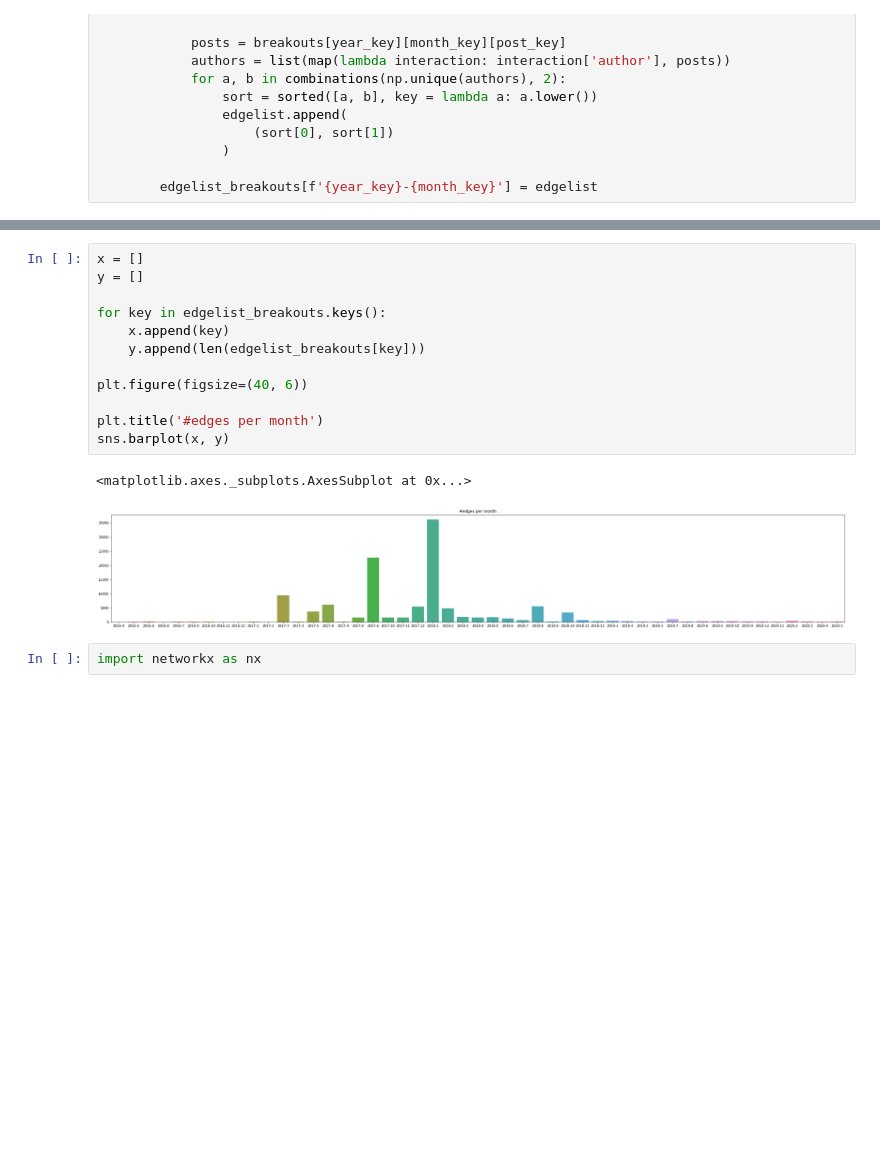
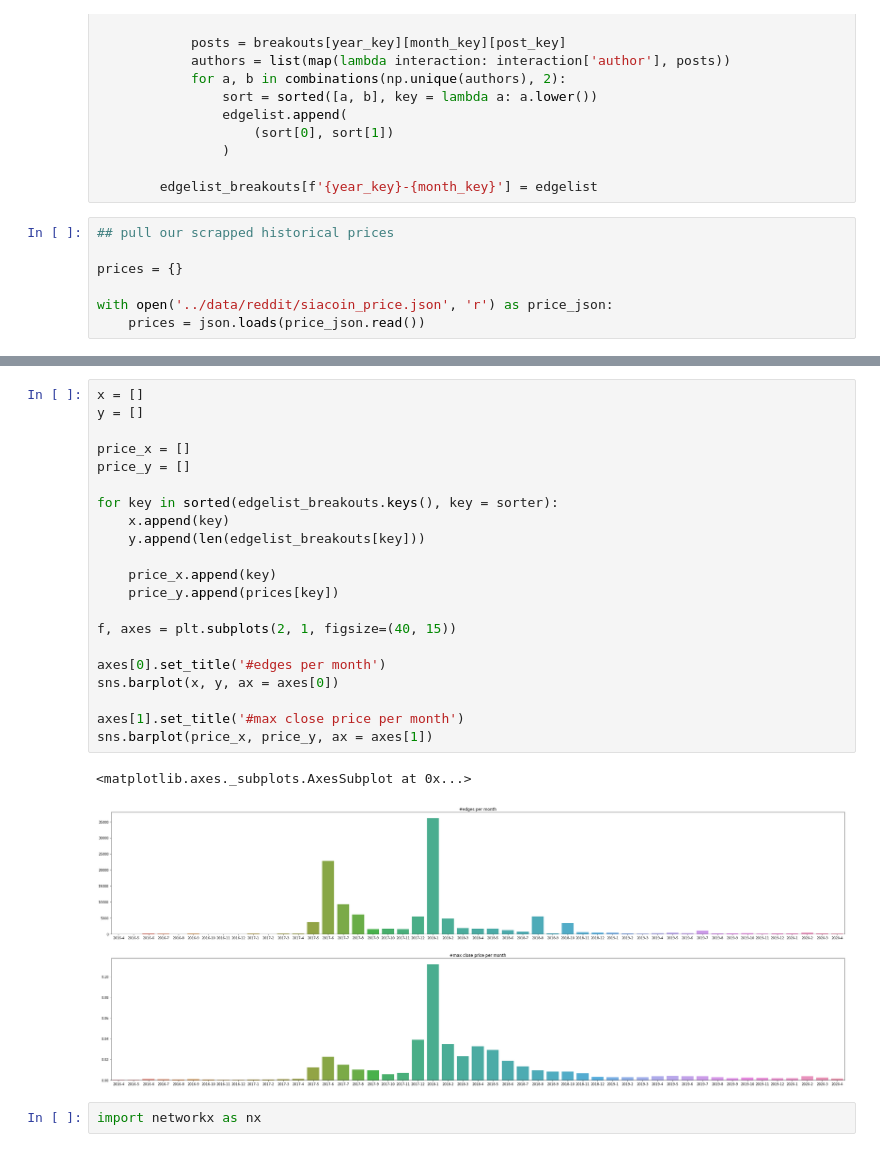
Before and after one commit to slaps-lab/bibliotheca, a Jupyter notebook: networks/extracting_siacoin_social_network.ipynb, the cells around one changed output, grey strips where cells are left out. Cells and saved outputs as stored; diff of their text form; blank space fills up the shorter version.

Commit message:
siacoin scrapping

```diff
--- a/networks/extracting_siacoin_social_network.ipynb
+++ b/networks/extracting_siacoin_social_network.ipynb
@@ -97,3 +97,10 @@ for year_key in breakouts.keys():
                 )
 
         edgelist_breakouts[f'{year_key}-{month_key}'] = edgelist
+# %%
+## pull our scrapped historical prices
+
+prices = {}
+
+with open('../data/reddit/siacoin_price.json', 'r') as price_json:
+    prices = json.loads(price_json.read())
@@ -100,18 +138,27 @@ for year_key in breakouts.keys():
 # %%
 x = []
 y = []
 
-for key in edgelist_breakouts.keys():
+price_x = []
+price_y = []
+
+for key in sorted(edgelist_breakouts.keys(), key = sorter):
     x.append(key)
     y.append(len(edgelist_breakouts[key]))
 
-plt.figure(figsize=(40, 6))
+    price_x.append(key)
+    price_y.append(prices[key])
 
-plt.title('#edges per month')
-sns.barplot(x, y)
+f, axes = plt.subplots(2, 1, figsize=(40, 15))
+
+axes[0].set_title('#edges per month')
+sns.barplot(x, y, ax = axes[0])
+
+axes[1].set_title('#max close price per month')
+sns.barplot(price_x, price_y, ax = axes[1])
 # %% [output]
 <matplotlib.axes._subplots.AxesSubplot at 0x...>
-[figure, old version]
+[figure, new version]
 # %%
 import networkx as nx
 # %%
```
Also changed, not shown: parts of 4 cells of this notebook, 1 other file.
